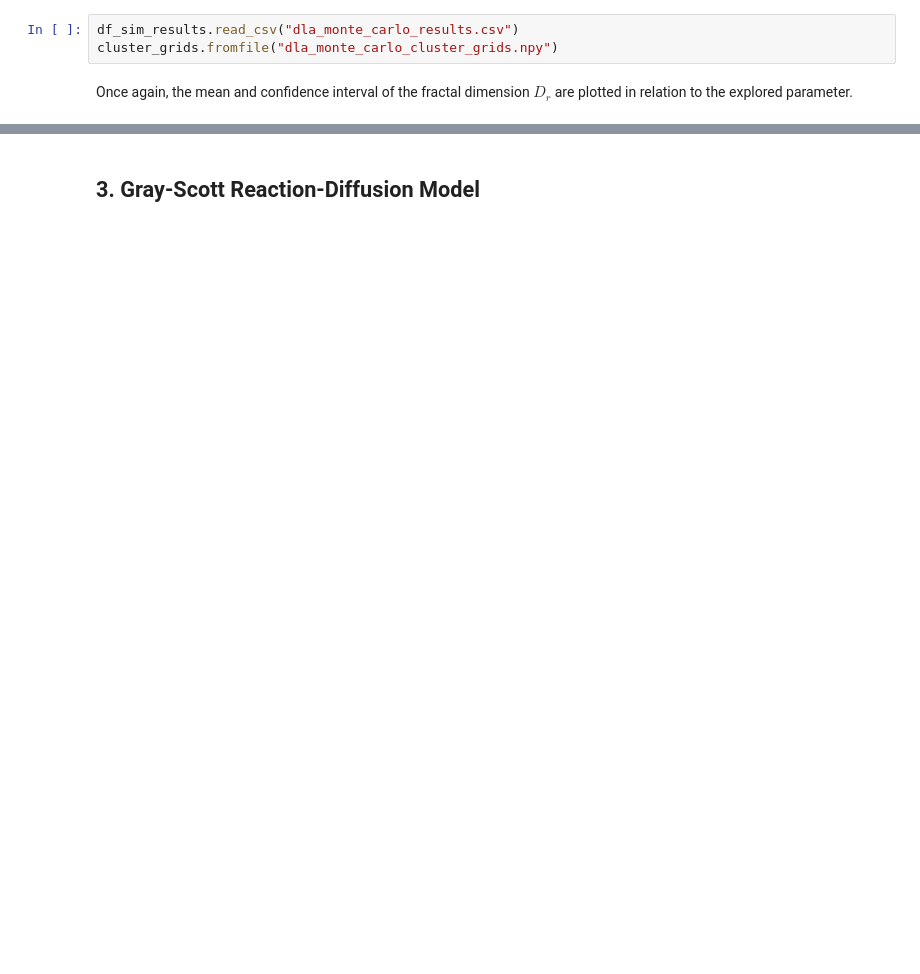
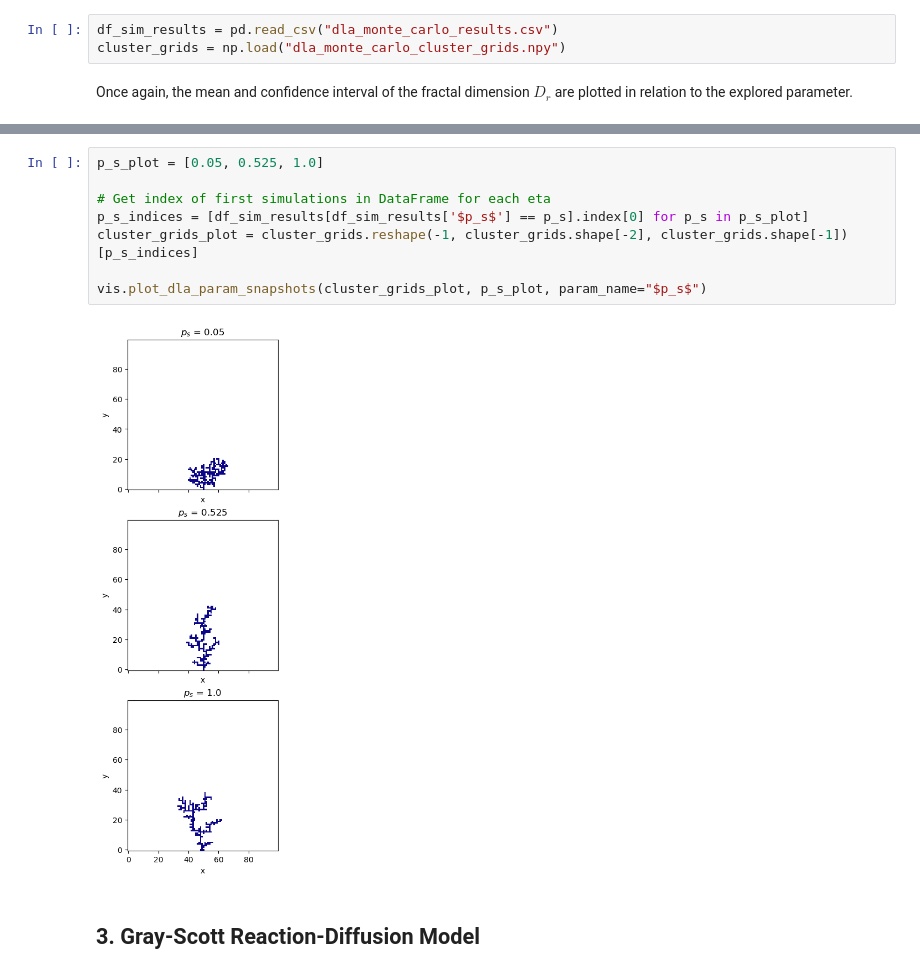
Before and after one commit to mboyan/scented-candles, a Jupyter notebook: Assignment Set 2/AssignmentSet2.ipynb, the cells around one changed output, grey strips where cells are left out. Drawn from its saved outputs; the diff is of its cells as text; blank space fills up the shorter version.

```diff
--- a/Assignment Set 2/AssignmentSet2.ipynb
+++ b/Assignment Set 2/AssignmentSet2.ipynb
@@ -225,6 +210,6 @@ cluster_grids.tofile("dla_monte_carlo_cluster_grids.npy")
 # %%
-df_sim_results.read_csv("dla_monte_carlo_results.csv")
-cluster_grids.fromfile("dla_monte_carlo_cluster_grids.npy")
+df_sim_results = pd.read_csv("dla_monte_carlo_results.csv")
+cluster_grids = np.load("dla_monte_carlo_cluster_grids.npy")
 # %% [markdown]
 Once again, the mean and confidence interval of the fractal dimension $D_r$ are plotted in relation to the explored parameter.
 # %%
@@ -232,3 +221,13 @@ vis.plot_dla_mc_sim_params(df_sim_results)
+# %%
+p_s_plot = [0.05, 0.525, 1.0]
+
+# Get index of first simulations in DataFrame for each eta
+p_s_indices = [df_sim_results[df_sim_results['$p_s$'] == p_s].index[0] for p_s in p_s_plot]
+cluster_grids_plot = cluster_grids.reshape(-1, cluster_grids.shape[-2], cluster_grids.shape[-1])[p_s_indices]
+
+vis.plot_dla_param_snapshots(cluster_grids_plot, p_s_plot, param_name="$p_s$")
+# %% [output]
+[figure, added]
 # %% [markdown]
 ## 3. Gray-Scott Reaction-Diffusion Model
 # %% [markdown]
```
Also changed, not shown: parts of 17 cells of this notebook, 7 other files.
